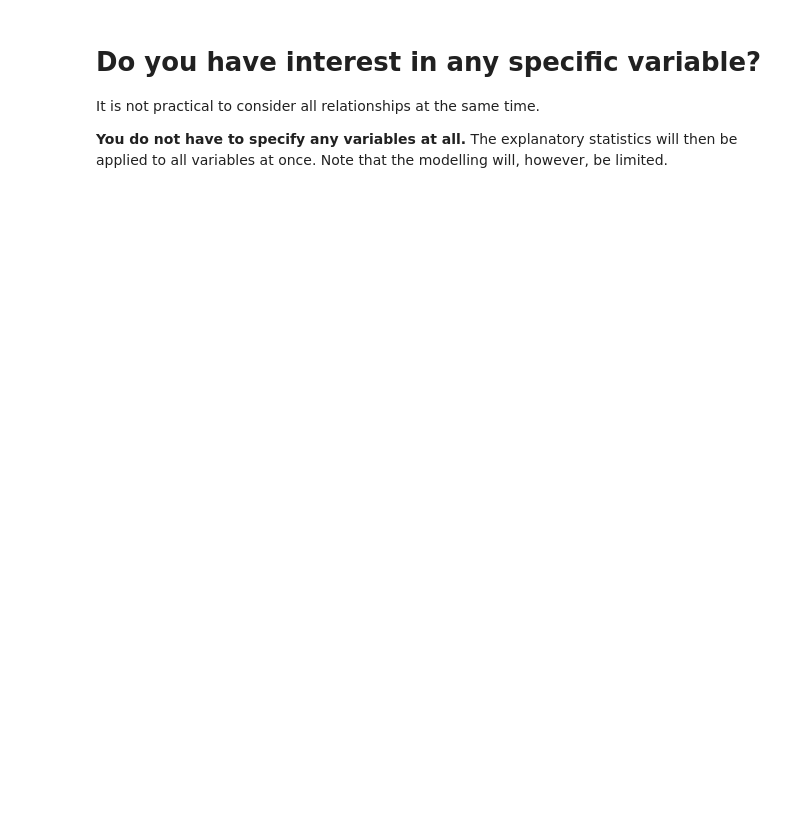
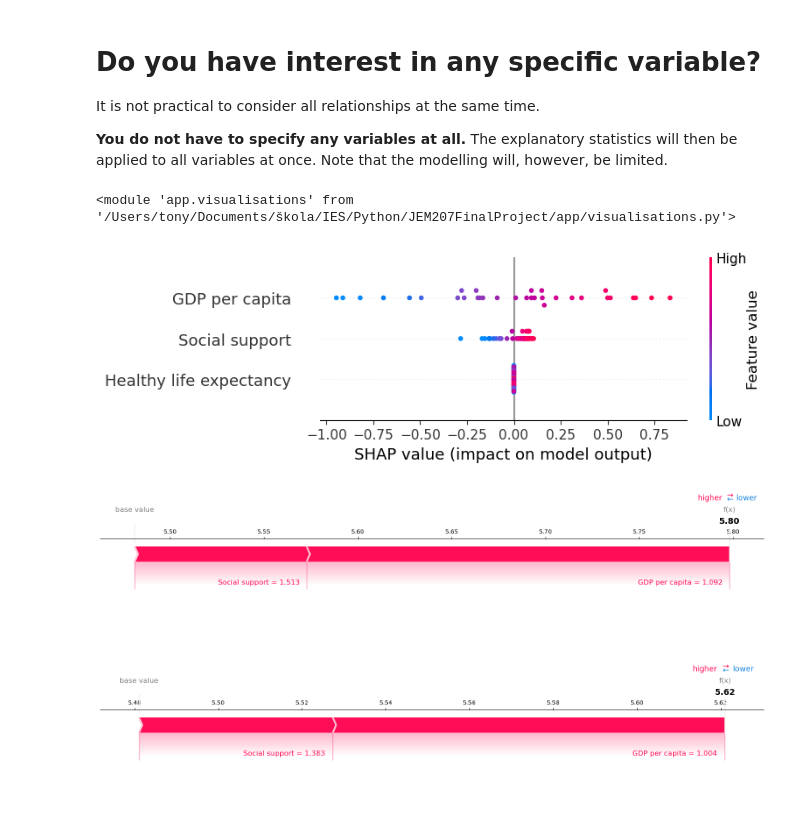
Before and after one commit to Stepan213/JEM207FinalProject, a Jupyter notebook: run.ipynb, the cells around one changed output. Drawn from its saved outputs; the diff is of its cells as text; code cells hidden in the pictures; blank space fills up the shorter version.

Commit message:
SHAP fixed for rest of the models

```diff
--- a/run.ipynb
+++ b/run.ipynb
@@ -86,14 +89,23 @@ relationship_summary = relationship_detection.analyze_relationships(df)
 for pair, (type_pair, value) in relationship_summary.items():
     print(f"Relationship between {pair[0]} and {pair[1]} ({type_pair}): {value}")
 # %%
-model_type=''#random_forest', lasso, ridge
-search_method=''#grid_search, random_search,bayesian_optimization, none (for e.g. linear regression)
+from scipy.stats import uniform
+
+model_type='lasso'#random_forest', lasso, ridge,linear_regression
+search_method='random_search'#grid_search, random_search,bayesian_optimization, none (for e.g. linear regression)
 # e.g. target_variable = 'price'
-target = ''
+target = 'Score'
 
 # e.g. other_variables_of_interest = ['sqft_living', 'bedrooms', 'bathrooms']
-modeling_variables= []#'b', 'lstat', 'rm']
-hyperpar_grid = {'n_estimators': [10,20,30,150], 'max_depth': [None, 10, 20,30]}
+modeling_variables= ['GDP per capita','Social support','Healthy life expectancy']#'b', 'lstat', 'rm']
+hyperpar_grid = {
+    'alpha': uniform(0.001, 1.0),  # Range for regularization strength
+    'fit_intercept': [True, False],  # Whether to calculate the intercept for the model
+    'max_iter': [100, 200, 300, 400, 500],  # Maximum number of iterations for optimization
+    'tol': [1e-4, 1e-3, 1e-2, 1e-1],  # Tolerance for optimization convergence
+}
+# random_forest example: {'n_estimators': [10,20,30,150], 'max_depth': [None, 10, 20,30]}
+#lasso example: {'alpha': uniform(0.001, 1.0),  # Range for regularization strength,'fit_intercept': [True, False],'max_iter': [100, 200, 300, 400, 500], 'tol': [1e-4, 1e-3, 1e-2, 1e-1]}
 cv = 10
 n_iter=15
 random_state = 42
@@ -113,9 +124,19 @@ model.predict([1,2,3,4,5,6,7,8,9,10]) # replace with your own values, TODO: figu
 # %%
 index = [0,1] # replace with your own values
+import importlib
+from app import visualisations
+importlib.reload(visualisations)
+# %% [output]
+<module 'app.visualisations' from '/Users/tony/Documents/škola/IES/Python/JEM207FinalProject/app/visualisations.py'>
 # %%
 # SYSTEM CODE
-visualization = visualisations.Visualization(df,model=model, X_test=model.X_test)
+from app import visualisations
+visualization = visualisations.Visualization(df,model=model, X_test=model.X_test,model_type=model_type)
 visualization.generate_shap_values()
 visualization.plot_shap_summary()
 for i in range(len(index)):
     visualization.plot_shap_force(index=index[i])
+# %% [output]
+[figure, added]
+[figure, added]
+[figure, added]
```
Also changed, not shown: parts of 3 cells of this notebook, 2 other files.
